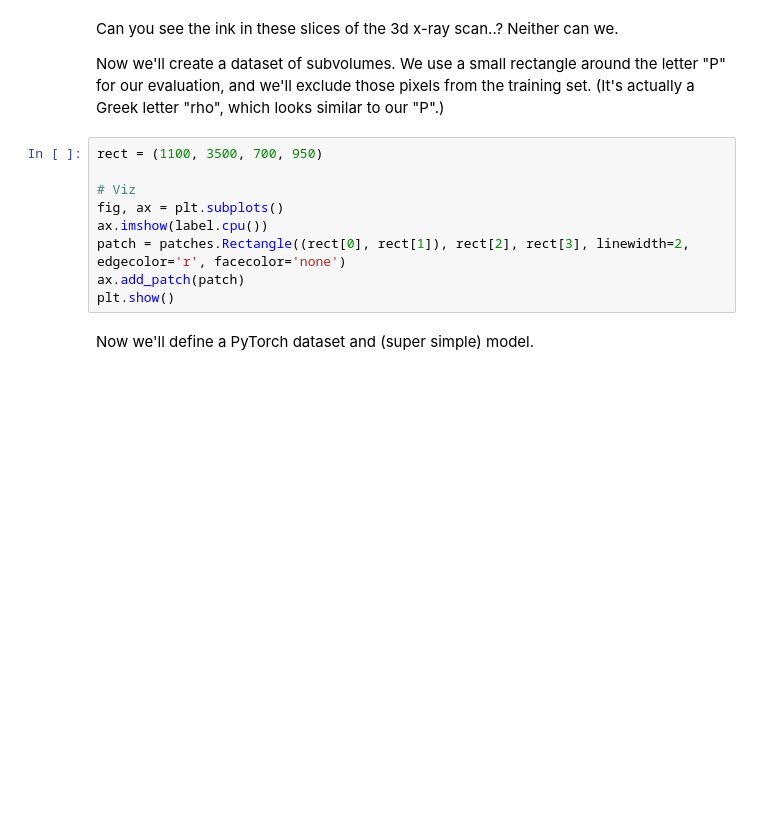
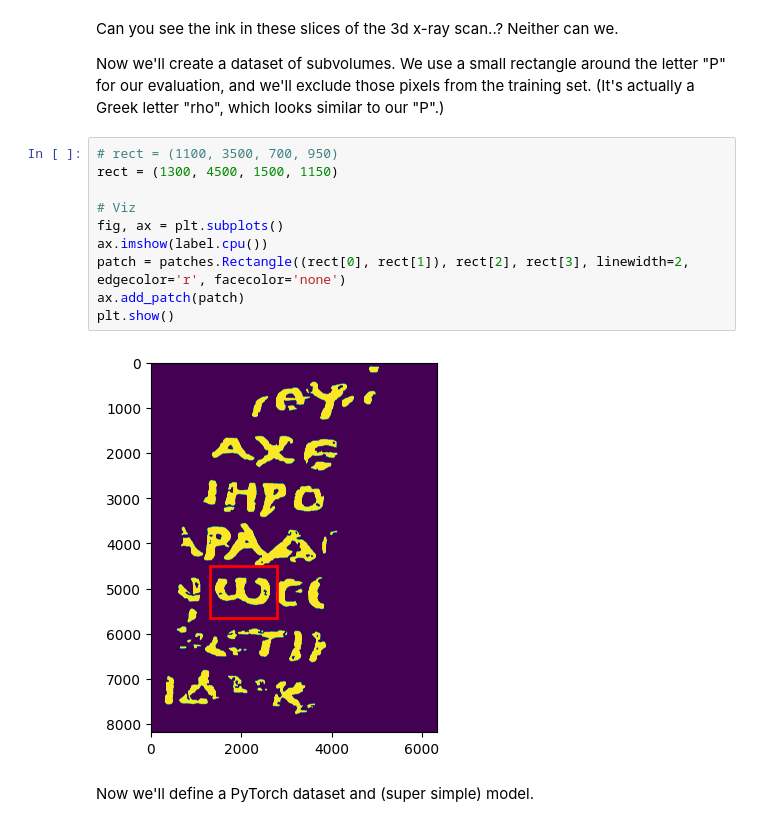
Before and after one commit to danhu0/vesuvius-from-scratch, a Jupyter notebook: kaggle.ipynb, the cells around one changed output. Cells and saved outputs as stored; diff of their text form; blank space fills up the shorter version.

```diff
--- a/kaggle.ipynb
+++ b/kaggle.ipynb
@@ -60,14 +66,17 @@ Can you see the ink in these slices of the 3d x-ray scan..? Neither can we.
 
 Now we'll create a dataset of subvolumes. We use a small rectangle around the letter "P" for our evaluation, and we'll exclude those pixels from the training set. (It's actually a Greek letter "rho", which looks similar to our "P".)
 # %%
-rect = (1100, 3500, 700, 950)
+# rect = (1100, 3500, 700, 950)
+rect = (1300, 4500, 1500, 1150)
 
 # Viz
 fig, ax = plt.subplots()
 ax.imshow(label.cpu())
 patch = patches.Rectangle((rect[0], rect[1]), rect[2], rect[3], linewidth=2, edgecolor='r', facecolor='none')
 ax.add_patch(patch)
 plt.show()
+# %% [output]
+[figure, added]
 # %% [markdown]
 Now we'll define a PyTorch dataset and (super simple) model.
 # %%
```
Also changed, not shown: parts of 6 cells of this notebook, 4 other files.
